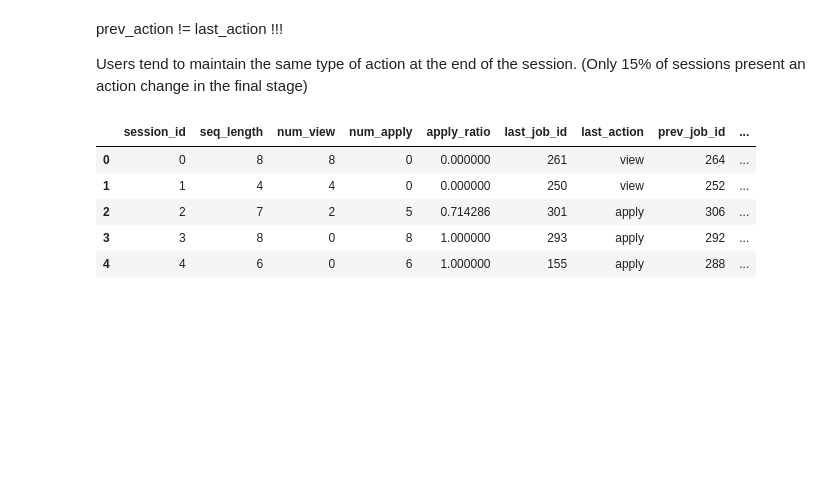
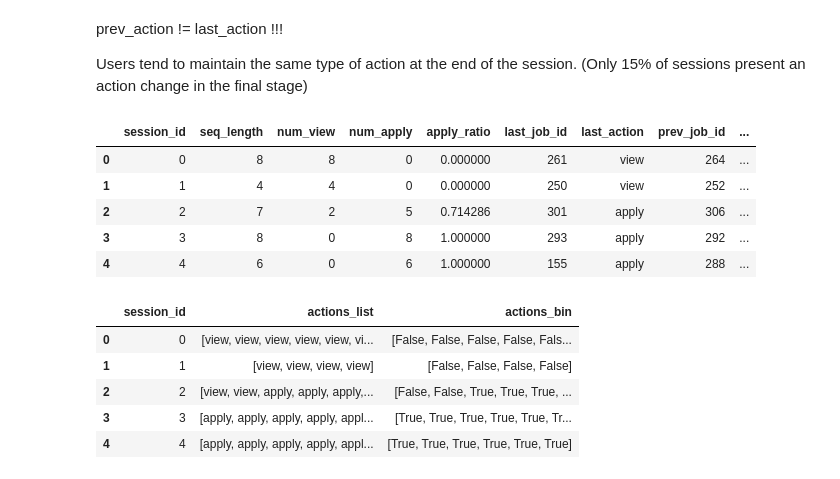
Before and after one commit to alecacerestel/Competition_G12_AML, a Jupyter notebook: notebooks/session_feature_engineering.ipynb, the cells around one changed output. Drawn from its saved outputs; the diff is of its cells as text; code cells hidden in the pictures; blank space fills up the shorter version.

Commit message:
new sequencial feature - behavior/session

```diff
--- a/notebooks/session_feature_engineering.ipynb
+++ b/notebooks/session_feature_engineering.ipynb
@@ -366,3 +363,18 @@ session_features_train.head()
 | 2 | 2 | 7 | 2 | 5 | 0.714286 | 301 | apply | 306 | ... |
 | 3 | 3 | 8 | 0 | 8 | 1.000000 | 293 | apply | 292 | ... |
 | 4 | 4 | 6 | 0 | 6 | 1.000000 | 155 | apply | 288 | ... |
+# %%
+def to_binary_actions(actions, mapping={"view": False, "apply": True}):
+    return [mapping[a] for a in actions]
+
+x_train["actions_bin"] = x_train["actions_list"].apply(to_binary_actions)
+x_test["actions_bin"]  = x_test["actions_list"].apply(to_binary_actions)
+
+x_train[["session_id", "actions_list", "actions_bin"]].head()
+# %% [output]
+|  | session_id | actions_list | actions_bin |
+| 0 | 0 | [view, view, view, view, view, vi... | [False, False, False, False, Fals... |
+| 1 | 1 | [view, view, view, view] | [False, False, False, False] |
+| 2 | 2 | [view, view, apply, apply, apply,... | [False, False, True, True, True, ... |
+| 3 | 3 | [apply, apply, apply, apply, appl... | [True, True, True, True, True, Tr... |
+| 4 | 4 | [apply, apply, apply, apply, appl... | [True, True, True, True, True, True] |
```
Also changed, not shown: parts of 1 cell of this notebook, 1 other file.
